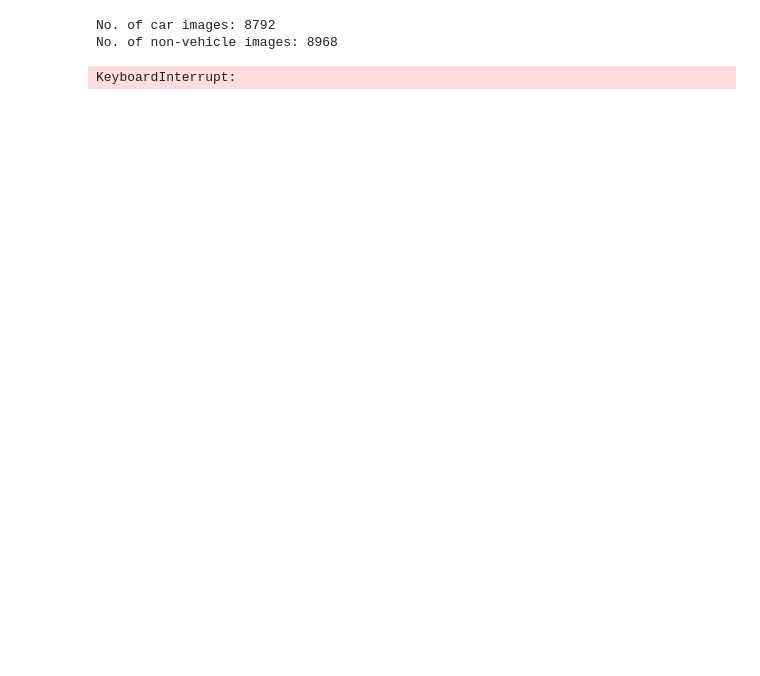
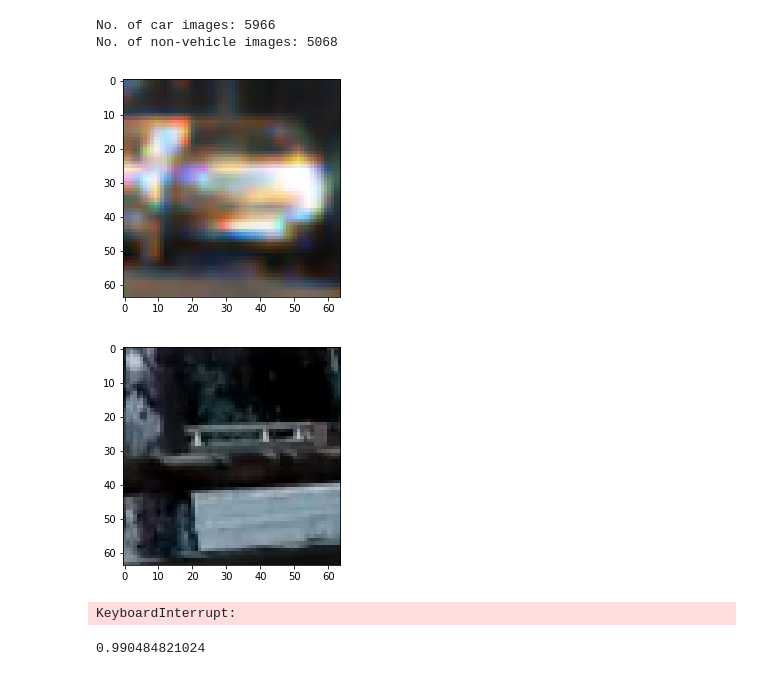
Before and after one commit to navinrahim/CarND-Vehicle-Detection, a Jupyter notebook: car_detection_main.ipynb, the cells around one changed output. Cells and saved outputs as stored; diff of their text form; code cells hidden in the pictures; blank space fills up the shorter version.

```diff
--- a/car_detection_main.ipynb
+++ b/car_detection_main.ipynb
@@ -12,16 +15,31 @@ from sklearn.svm import SVC
 # %%
 #Read in car image file name
-cars=glob.glob('Data/vehicles/vehicles/*/*.png')
+# cars=glob.glob('Data/vehicles/vehicles/*/*.png')
+cars=glob.glob('Data/vehicles/vehicles/KITTI_extracted/*.png')
 
 print('No. of car images:',len(cars))
 
 #Read in non-car image file names
-not_cars=glob.glob('Data/non-vehicles/non-vehicles/*/*.png')
+# not_cars=glob.glob('Data/non-vehicles/non-vehicles/*/*.png')
+not_cars=glob.glob('Data/non-vehicles/non-vehicles/Extras/*.png')
 
 print('No. of non-vehicle images:',len(not_cars))
+
+rand_index_car = np.random.randint(0, len(cars))
+rand_index_not_car = np.random.randint(0, len(not_cars))
+
+car_img=cv2.imread(cars[rand_index_car])
+not_car_img=cv2.imread(not_cars[rand_index_not_car])
+
+plt.imshow(car_img)
+plt.show()
+plt.imshow(not_car_img)
+plt.show()
 # %% [output]
-No. of car images: 8792
-No. of non-vehicle images: 8968
+No. of car images: 5966
+No. of non-vehicle images: 5068
+[figure, added]
+[figure, added]
 # %%
 # Function to return HOG features and visualization (if vis==True)
 def get_hog_features(img, orient, pix_per_cell, cell_per_block, vis=False, feature_vec=True):
@@ -110,19 +128,16 @@ def color_hist(img, nbins=32, bins_range=(0, 256)):
 # %%
-# #Note: for those first two steps don't forget to normalize your features and randomize a selection for training and testing.
-# #
-# #
-# #
-
-# spatial = 32
-# histbin = 64
-# colorspace = 'YCrCb' # Can be RGB, HSV, LUV, HLS, YUV, YCrCb
-# orient = 9
-# pix_per_cell = 8
-# cell_per_block = 2
-# hog_channel = 0   # Can be 0, 1, 2, or "ALL"
-# hist_range=(0, 256)
+spatial = 32
+histbin = 64
+colorspace = 'HSV' # Can be RGB, HSV, LUV, HLS, YUV, YCrCb
+orient = 9
+pix_per_cell = 8
+cell_per_block = 2
+hog_channel = 'ALL'   # Can be 0, 1, 2, or "ALL"
+hist_range=(0, 256)
 
 
-# car_features = extract_features(cars, 'RGB', (spatial, spatial), histbin, (0, 256), orient, pix_per_cell, cell_per_block, hog_channel)
-# not_car_features = extract_features(cars, 'RGB', (spatial, spatial), histbin, (0, 256), orient, pix_per_cell, cell_per_block, hog_channel )
+car_features = extract_features(cars, colorspace, (spatial, spatial), histbin, (0, 256), orient, pix_per_cell, cell_per_block, hog_channel)
+not_car_features = extract_features(not_cars, colorspace, (spatial, spatial), histbin, (0, 256), orient, pix_per_cell, cell_per_block, hog_channel )
+# %% [output]
+KeyboardInterrupt:
 # %%
@@ -144,6 +159,9 @@ def color_hist(img, nbins=32, bins_range=(0, 256)):
 # %%
-# # Use a SVC
-# svc = SVC()
-# svc.fit(X_train, y_train)
+# Use a SVC
+svc = SVC()
+svc.fit(X_train, y_train)
+
+pred=svc.predict(X_test)
+print(accuracy_score(pred,y_test))
 # %% [output]
-KeyboardInterrupt:
+0.990484821024
```
Also changed, not shown: parts of 8 cells of this notebook.
